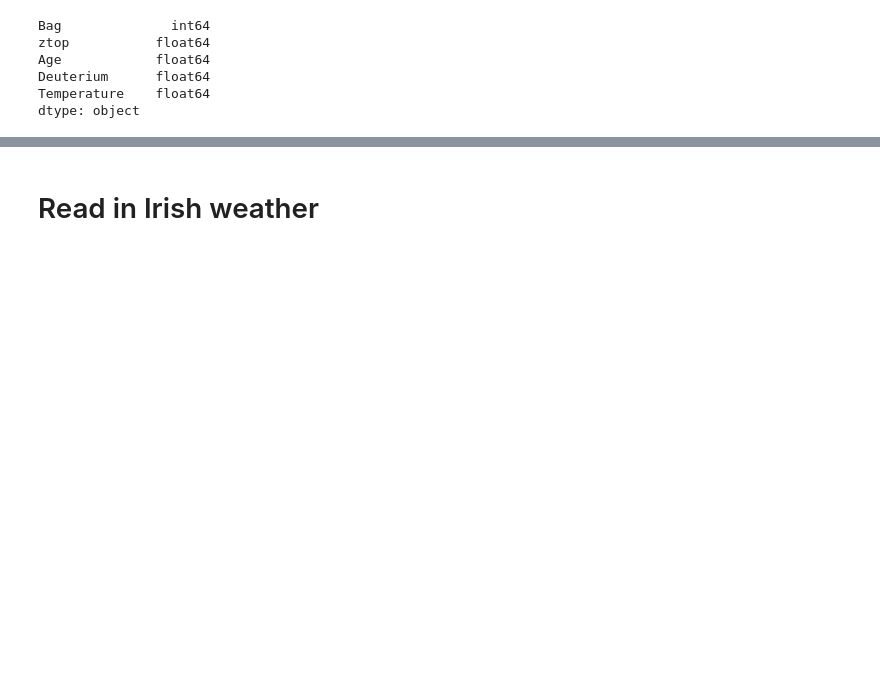
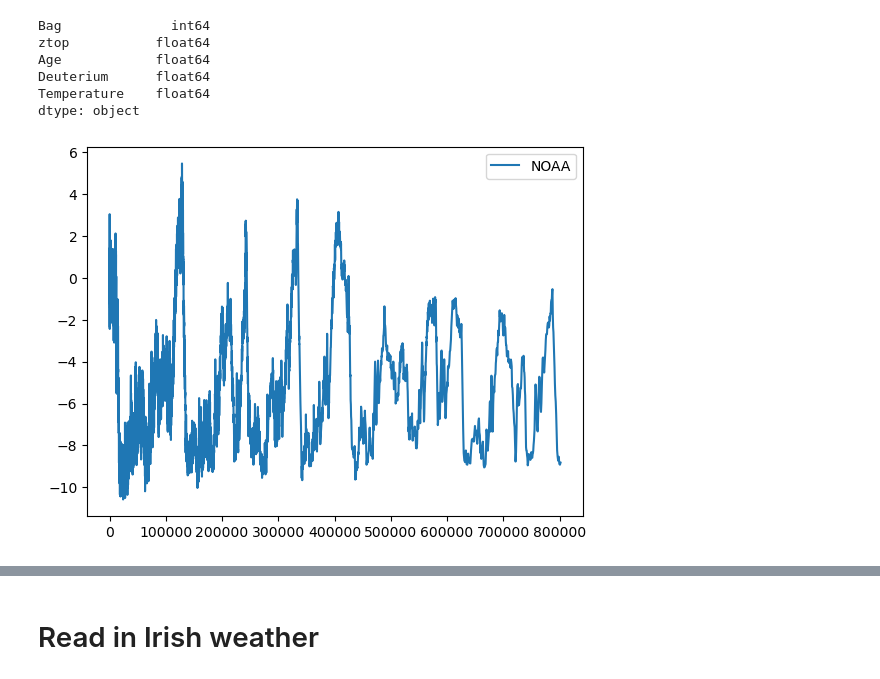
Before and after one commit to dectan/Programming-for-Data-Analysis-Project-2, a Jupyter notebook: test3.ipynb, the cells around one changed output, grey strips where cells are left out. Saved outputs shown, nothing was run; the diff lists cells and outputs as text; code cells hidden in the pictures; blank space fills up the shorter version.

```diff
--- a/test3.ipynb
+++ b/test3.ipynb
@@ -336,4 +348,10 @@ Age            float64
 Deuterium      float64
 Temperature    float64
 dtype: object
+# %%
+plt.plot(temp_noaa['Age'],temp_noaa['Temperature'], label = 'NOAA')
+plt.legend()
+plt.show()
+# %% [output]
+[figure, added]
 # %%
```
Also changed, not shown: parts of 16 cells of this notebook, 1 other file.
